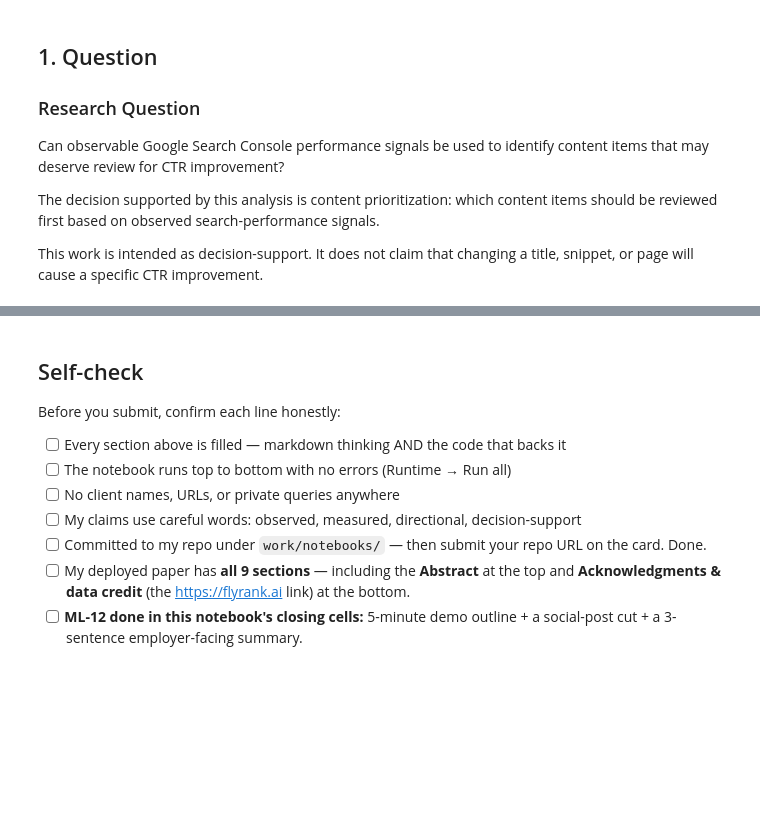
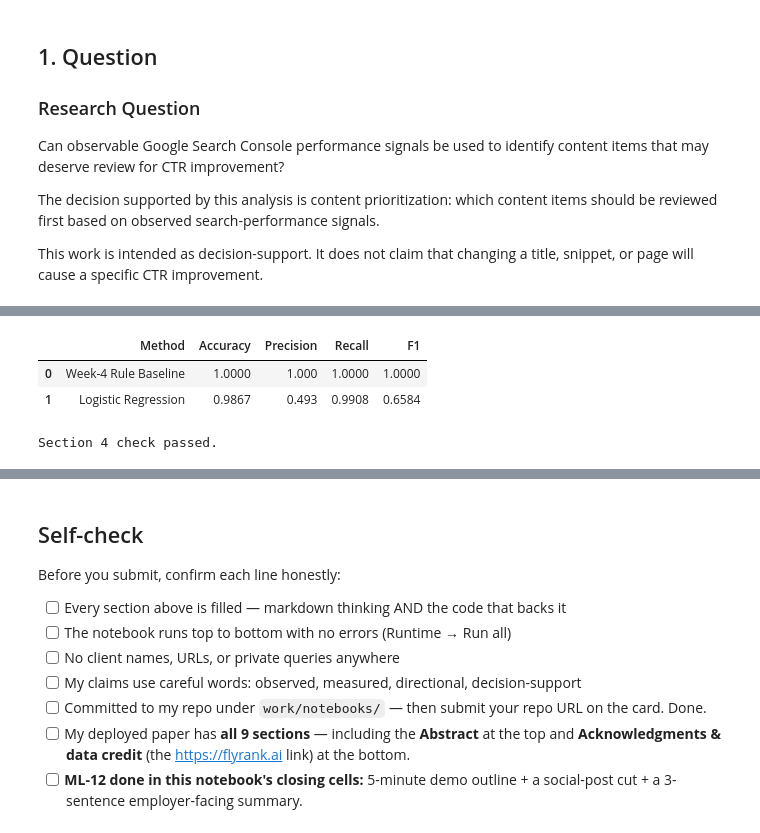
Before and after one commit to 0xabdo404/FlyRank_Intern, a Jupyter notebook: work/notebooks/capstone.ipynb, the cells around one changed output, grey strips where cells are left out. Saved outputs shown, nothing was run; the diff lists cells and outputs as text; code cells hidden in the pictures; blank space fills up the shorter version.

```diff
--- a/work/notebooks/capstone.ipynb
+++ b/work/notebooks/capstone.ipynb
@@ -95,0 +266,36 @@ print("\nSection 1 check passed.")
+# %%
+# Section 4 — Results table
+
+import pandas as pd
+
+results = pd.DataFrame({
+    "Method": [
+        "Week-4 Rule Baseline",
+        "Logistic Regression"
+    ],
+    "Accuracy": [
+        1.0000,
+        0.9867
+    ],
+    "Precision": [
+        1.0000,
+        0.4930
+    ],
+    "Recall": [
+        1.0000,
+        0.9908
+    ],
+    "F1": [
+        1.0000,
+        0.6584
+    ]
+})
+
+display(results.round(4))
+
+print("\nSection 4 check passed.")
+# %% [output]
+|  | Method | Accuracy | Precision | Recall | F1 |
+| 0 | Week-4 Rule Baseline | 1.0000 | 1.000 | 1.0000 | 1.0000 |
+| 1 | Logistic Regression | 0.9867 | 0.493 | 0.9908 | 0.6584 |
+Section 4 check passed.
```
Also changed, not shown: parts of 27 cells of this notebook.
